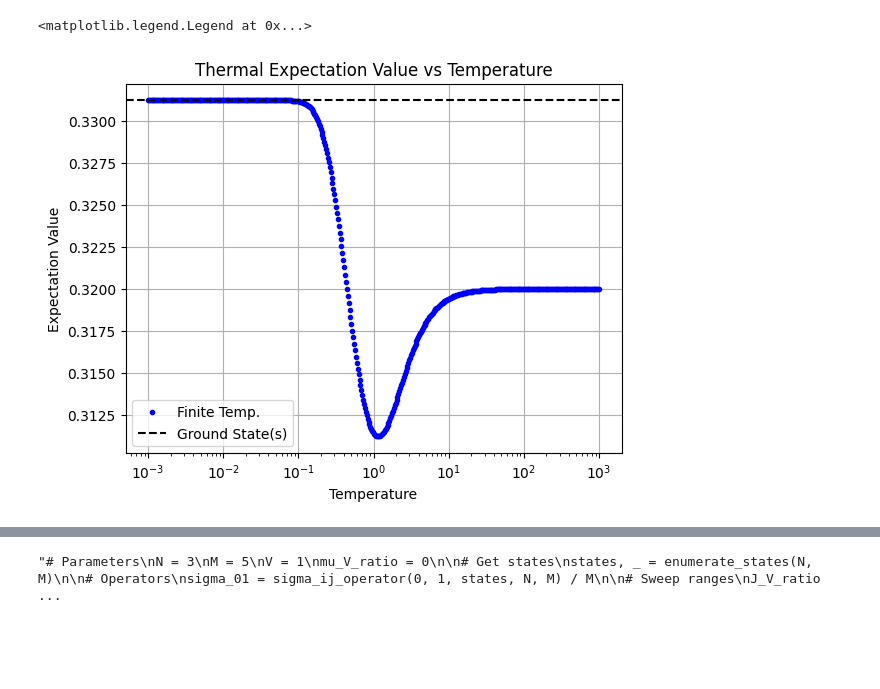
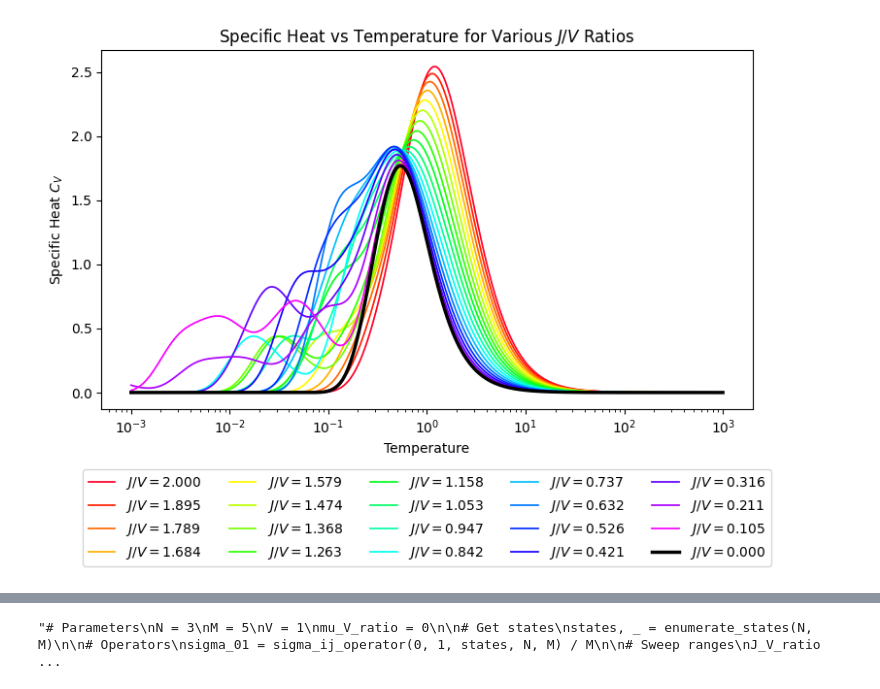
Before and after one commit to jwdesroches/synthetic_dimensions, a Jupyter notebook: finite_temperature/finite_temperature.ipynb, the cells around one changed output, grey strips where cells are left out. Drawn from its saved outputs; the diff is of its cells as text; code cells hidden in the pictures; blank space fills up the shorter version.

```diff
--- a/finite_temperature/finite_temperature.ipynb
+++ b/finite_temperature/finite_temperature.ipynb
@@ -50,18 +47,3 @@ for beta in betas:
-# %%
-fig, ax = plt.subplots()
-
-ax.plot(temperatures, expectation_values, '.b', label = "Finite Temp.")
-ax.axhline(y = average_ground_state_expectation_value, linestyle = "--", color = 'k', label = "Ground State(s)")
-
-ax.set_xscale("log")
-ax.set_title("Thermal Expectation Value vs Temperature")
-ax.set_xlabel("Temperature")
-ax.set_ylabel("Expectation Value")
-ax.grid()
-ax.legend()
-# %% [output]
-<matplotlib.legend.Legend at 0x...>
-[figure, removed]
 # %%
 N = 5
 M = 3
@@ -74,4 +56,46 @@ betas = 1 / temperatures
 colors = get_cmap("gist_rainbow", len(J_V_ratios))
 
 states, _ = enumerate_states(N, M)
+# %%
+N = 5
+M = 3
+V = 1
+mu_V_ratio = 0
+J_V_ratios = np.linspace(2, 0, 20)
+
+temperatures = np.logspace(-3, 3, 500)
+betas = 1 / temperatures
+colors = get_cmap("gist_rainbow", len(J_V_ratios))
+
+states, _ = enumerate_states(N, M)
+
+ig, ax = plt.subplots(figsize=(8,6))
+for i, J_V_ratio in enumerate(J_V_ratios):
+    Cv_values = []
+
+    hamiltonian = construct_rescaled_hamiltonian(N, M, V, mu_V_ratio, J_V_ratio)
+    eigenvalues, eigenvectors = exact_diagonalize(hamiltonian)
+
+    for beta in betas:
+        Cv = calculate_specific_heat(beta, eigenvalues)
+        Cv_values.append(Cv)
+
+    if J_V_ratio == 0:
+        color = "k"
+        linewidth = 2.5
+    else:
+        color = colors(i)
+        linewidth = 1.25
+
+    ax.plot(temperatures, Cv_values, color=color, linewidth = linewidth, label=f"$J/V = {J_V_ratio:.3f}$")
+
+ax.set_xscale("log")
+ax.set_xlabel("Temperature")
+ax.set_ylabel("Specific Heat $C_V$")
+ax.set_title("Specific Heat vs Temperature for Various $J/V$ Ratios")
+ax.legend(loc='upper center', bbox_to_anchor=(0.5, -0.15), ncols=5)
+plt.tight_layout()
+plt.show()
+# %% [output]
+[figure, added]
 # %%
```
Also changed, not shown: parts of 16 cells of this notebook, 2 other files.
